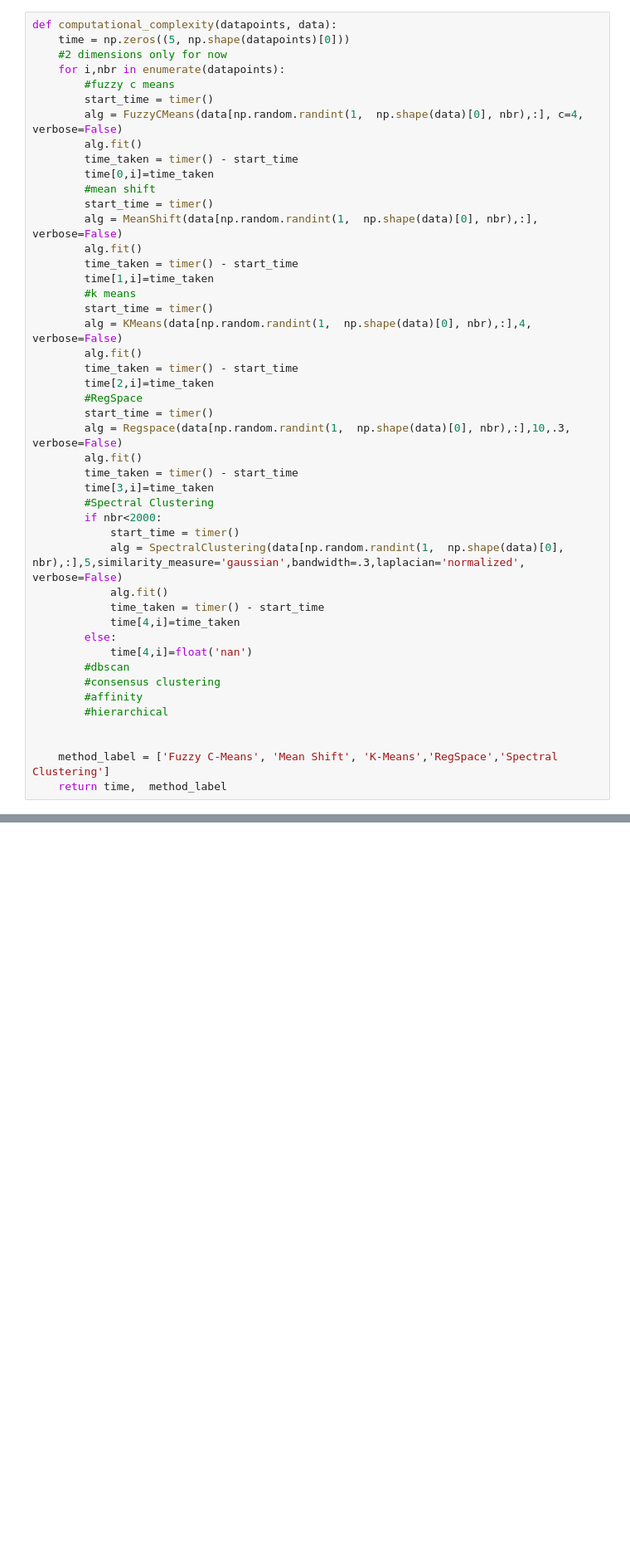
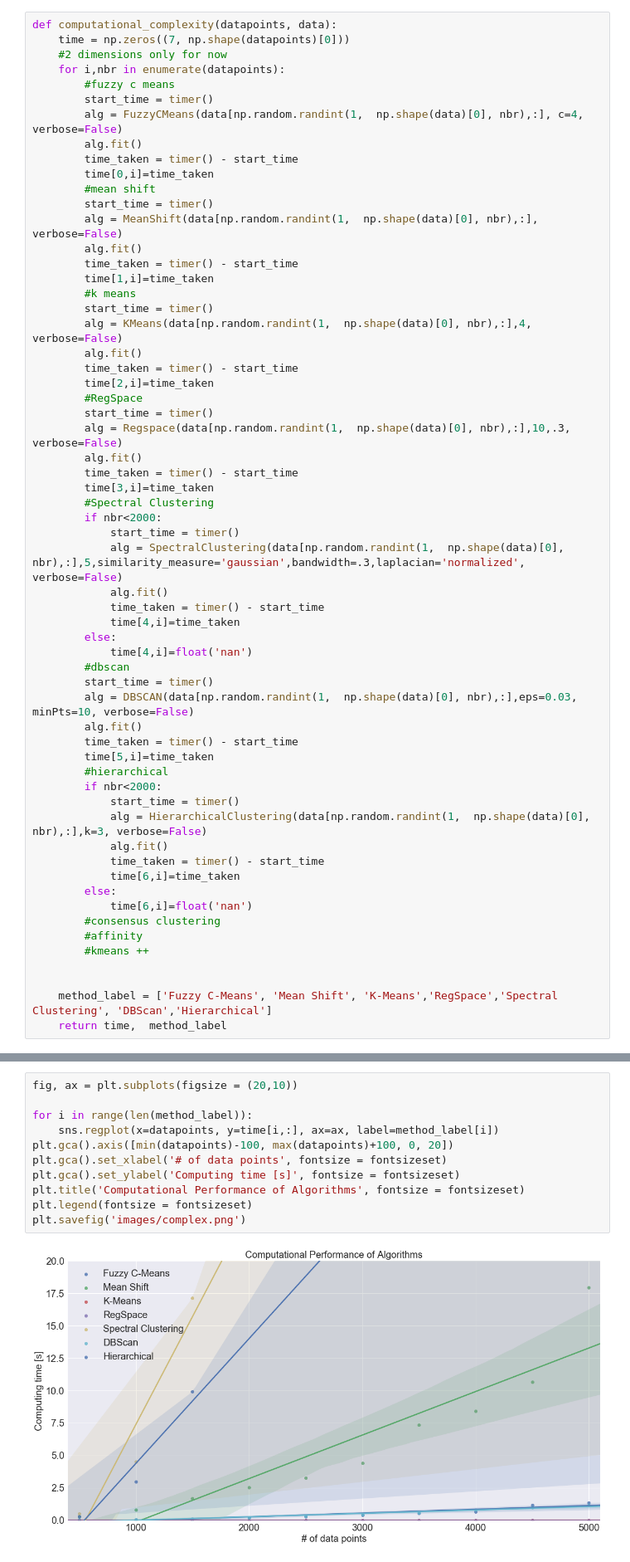
Before and after one commit to clustertoolsgroup/clustertools_project, a Jupyter notebook: Computational tests.ipynb, the cells around one changed output, grey strips where cells are left out. Shown: that part at 83% size. Drawn from its saved outputs; the diff is of its cells as text; blank space fills up the shorter version.

```diff
--- a/Computational tests.ipynb
+++ b/Computational tests.ipynb
@@ -21,6 +32,6 @@ dataset = [spiral, aggr, compound, fuzzy, pathbased]
 # %%
 def computational_complexity(datapoints, data):
-    time = np.zeros((5, np.shape(datapoints)[0]))
+    time = np.zeros((7, np.shape(datapoints)[0]))
     #2 dimensions only for now
     for i,nbr in enumerate(datapoints):
         #fuzzy c means
@@ -57,12 +68,26 @@ def computational_complexity(datapoints, data):
         else:
             time[4,i]=float('nan')
         #dbscan
+        start_time = timer()
+        alg = DBSCAN(data[np.random.randint(1,  np.shape(data)[0], nbr),:],eps=0.03, minPts=10, verbose=False)
+        alg.fit()
+        time_taken = timer() - start_time
+        time[5,i]=time_taken
+        #hierarchical
+        if nbr<2000:
+            start_time = timer()
+            alg = HierarchicalClustering(data[np.random.randint(1,  np.shape(data)[0], nbr),:],k=3, verbose=False)
+            alg.fit()
+            time_taken = timer() - start_time
+            time[6,i]=time_taken
+        else:
+            time[6,i]=float('nan')
         #consensus clustering
         #affinity
-        #hierarchical
+        #kmeans ++
 
 
-    method_label = ['Fuzzy C-Means', 'Mean Shift', 'K-Means','RegSpace','Spectral Clustering']
+    method_label = ['Fuzzy C-Means', 'Mean Shift', 'K-Means','RegSpace','Spectral Clustering', 'DBScan','Hierarchical']
     return time,  method_label
 # %%
 birch3=load_birch3_data(scale = 'True')
@@ -79,3 +105,16 @@ Constructing gaussian similarity matrix
 Computing generalized Laplacian eigenproblem
 Constructing gaussian similarity matrix
 Computing generalized Laplacian eigenproblem
+# %%
+fig, ax = plt.subplots(figsize = (20,10))
+
+for i in range(len(method_label)):
+    sns.regplot(x=datapoints, y=time[i,:], ax=ax, label=method_label[i])
+plt.gca().axis([min(datapoints)-100, max(datapoints)+100, 0, 20])
+plt.gca().set_xlabel('# of data points', fontsize = fontsizeset)
+plt.gca().set_ylabel('Computing time [s]', fontsize = fontsizeset)
+plt.title('Computational Performance of Algorithms', fontsize = fontsizeset)
+plt.legend(fontsize = fontsizeset)
+plt.savefig('images/complex.png')
+# %% [output]
+[figure, added]
```
Also changed, not shown: parts of 8 cells of this notebook, 10 other files.
